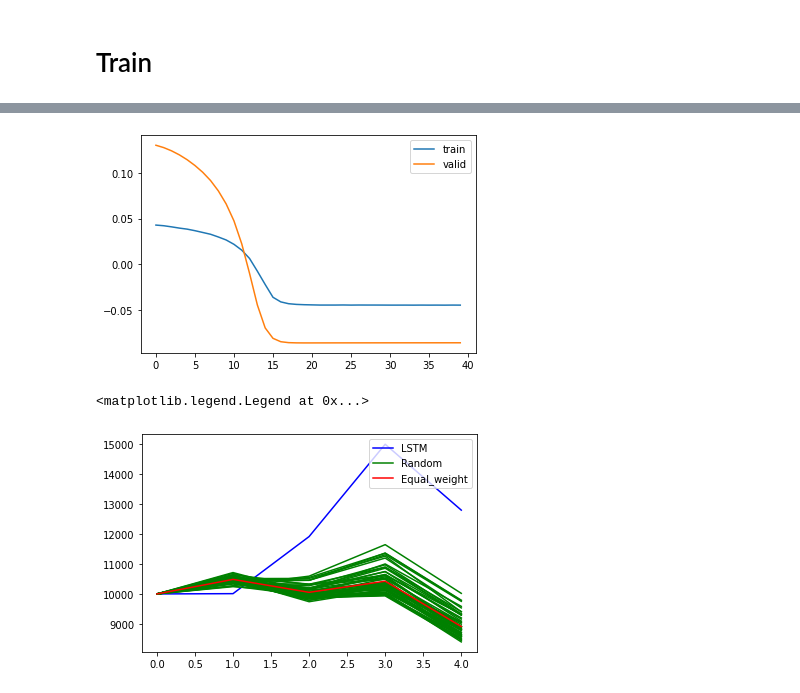
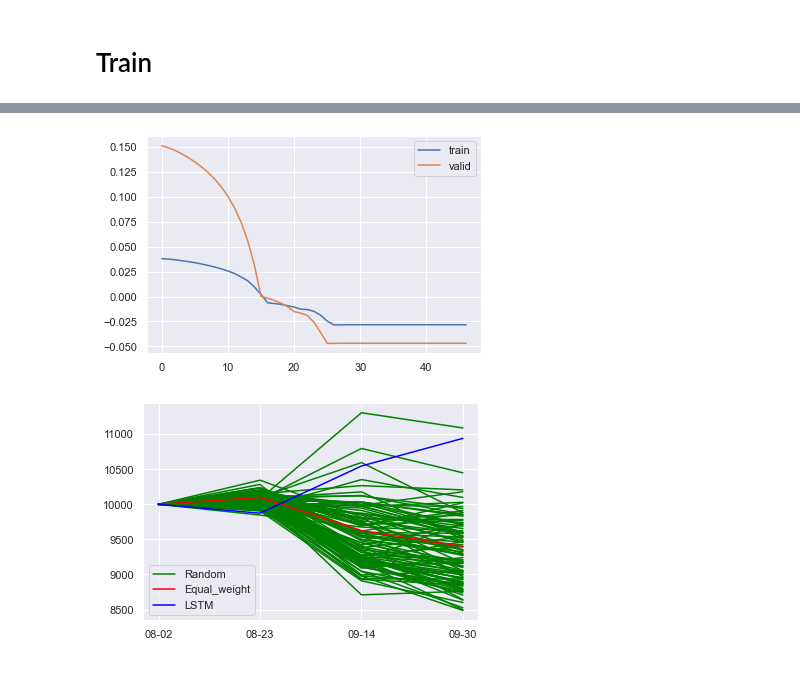
Before and after one commit to lullabies777/DSA5205_project, a Jupyter notebook: demo.ipynb, the cells around one changed output, grey strips where cells are left out. Saved outputs shown, nothing was run; the diff lists cells and outputs as text; code cells hidden in the pictures.

```diff
--- a/demo.ipynb
+++ b/demo.ipynb
@@ -41,11 +42,11 @@ return_df
 | 2022-10-28 | 0.075553 | -0.003013 | 0.015238 | 0.012865 | 0.011878 | 0.058191 | 0.019355 | 0.023104 | 0.029193 | 0.000000 |
 207 rows × 10 columns
 # %%
-return_df = return_df[return_df.index < '2022-10-01']
+return_df_train_valid = return_df[return_df.index < '2022-10-01']
 x_tr, y_tr, x_te, y_te, times_tr, times_te = data_split(
-        return_df,
-        50,
-        10,
+        return_df_train_valid,
+        45,
+        15,
         '2022-08-01',
         10,
     )
@@ -104,8 +114,12 @@ N_EPOCH = 500
 EARLY_STOP = 20
 
 # model
-gru_cfg = GRU_CFG()
-model = GRU(gru_cfg)
+# gru_cfg = GRU_CFG()
+# model = GRU(gru_cfg)
+# model.cuda()
+
+lstm_cfg = LSTM_CFG()
+model = LSTM(lstm_cfg)
 model.cuda()
 
 # criterion and optimizer
@@ -184,23 +195,27 @@ Improved! at 20 epochs, with -0.08611059685548146
 # %%
 import matplotlib.pyplot as plt
+import seaborn as sns
+sns.set_theme()
 plt.plot(train_loss, label="train")
 plt.plot(valid_loss, label="valid")
 plt.legend(loc="upper right")
+plt.savefig('loss')
 plt.show()
 # %% [output]
-[figure, old version]
+[figure, new version]
 # %%
 # Simulation
 # %%
 def generate_random(k):
     for time in range(k):
         randomPortfolio = [10000]
-        randomWeights = np.random.dirichlet(np.ones(10))
         for i in range(0, test_x.shape[0], 10):
+            randomWeights = np.random.dirichlet(np.ones(10))
             x = test_x[i][np.newaxis, :, :]
-            m_rtn = np.sum(test_y_raw[i], axis=0)
+            # m_rtn = np.sum(test_y_raw[i], axis=0)
+
             randomPortfolio.append(
-                randomPortfolio[-1] * np.exp(np.dot(randomWeights, m_rtn))
+                randomPortfolio[-1] * (np.dot(randomWeights, np.cumprod(test_y_raw[i] + 1, axis = 0)[-1]))
             )
         if time == 1:
             plt.plot(randomPortfolio, color = 'green', label = 'Random')
@@ -209,23 +224,23 @@ def generate_random(k):
 # %%
 model = load_model(model, "result/best_model_weight_hb.pt", use_cuda=True)
 myPortfolio, equalPortfolio = [10000], [10000]
 EWPWeights = np.ones(N_STOCK) / N_STOCK
 myWeights = []
 for i in range(0, test_x.shape[0], 10):
     x = test_x[i][np.newaxis, :, :]
     out = model(x.float().cuda())[0]
     myWeights.append(out.detach().cpu().numpy())
-    m_rtn = np.sum(test_y_raw[i], axis=0)
     myPortfolio.append(
-        myPortfolio[-1] * np.exp(np.dot(out.detach().cpu().numpy(), m_rtn))
+        myPortfolio[-1] * np.dot(out.detach().cpu().numpy(), np.cumprod(test_y_raw[i] + 1, axis = 0)[-1])
     )
     equalPortfolio.append(
-        equalPortfolio[-1] * np.exp(np.dot(EWPWeights, m_rtn))
+        equalPortfolio[-1] * (np.dot(EWPWeights, np.cumprod(test_y_raw[i] + 1, axis = 0)[-1]))
     )
-plt.plot(myPortfolio,color = 'blue', label = 'LSTM')
-generate_random(50)
-plt.plot(equalPortfolio, color = 'red',label = 'Equal_weight')
-plt.legend(loc="upper right")
+generate_random(100)
+xticks = ['08-02', '08-23','09-14','09-30']
+plt.plot(xticks,equalPortfolio, color = 'red',label = 'Equal_weight')
+plt.plot(xticks,myPortfolio,color = 'blue', label = 'LSTM')
+plt.legend(loc="lower left")
+plt.savefig('return')
 # %% [output]
-<matplotlib.legend.Legend at 0x...>
-[figure, old version]
+[figure, new version]
```
Also changed, not shown: parts of 15 cells of this notebook, 6 other files.
